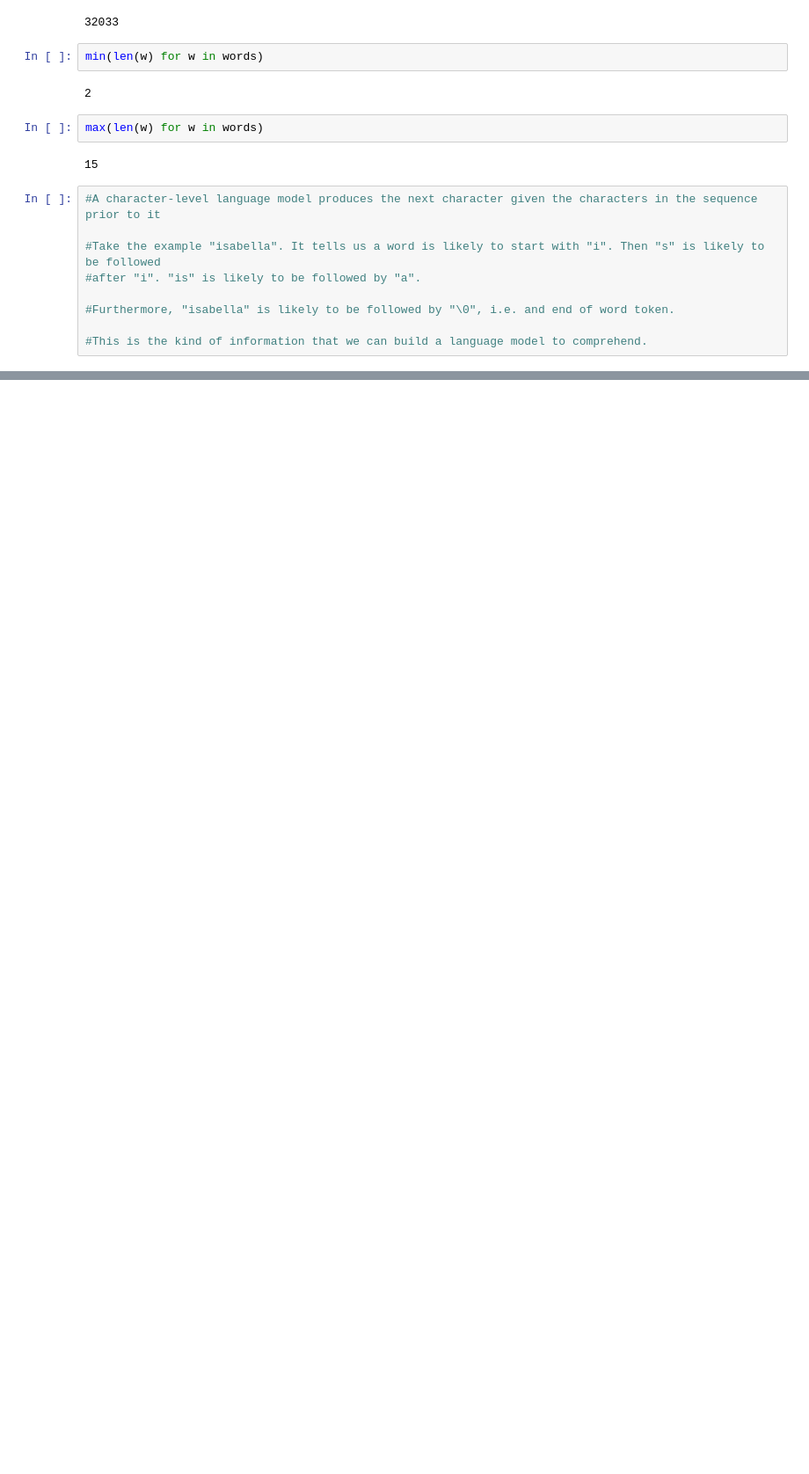
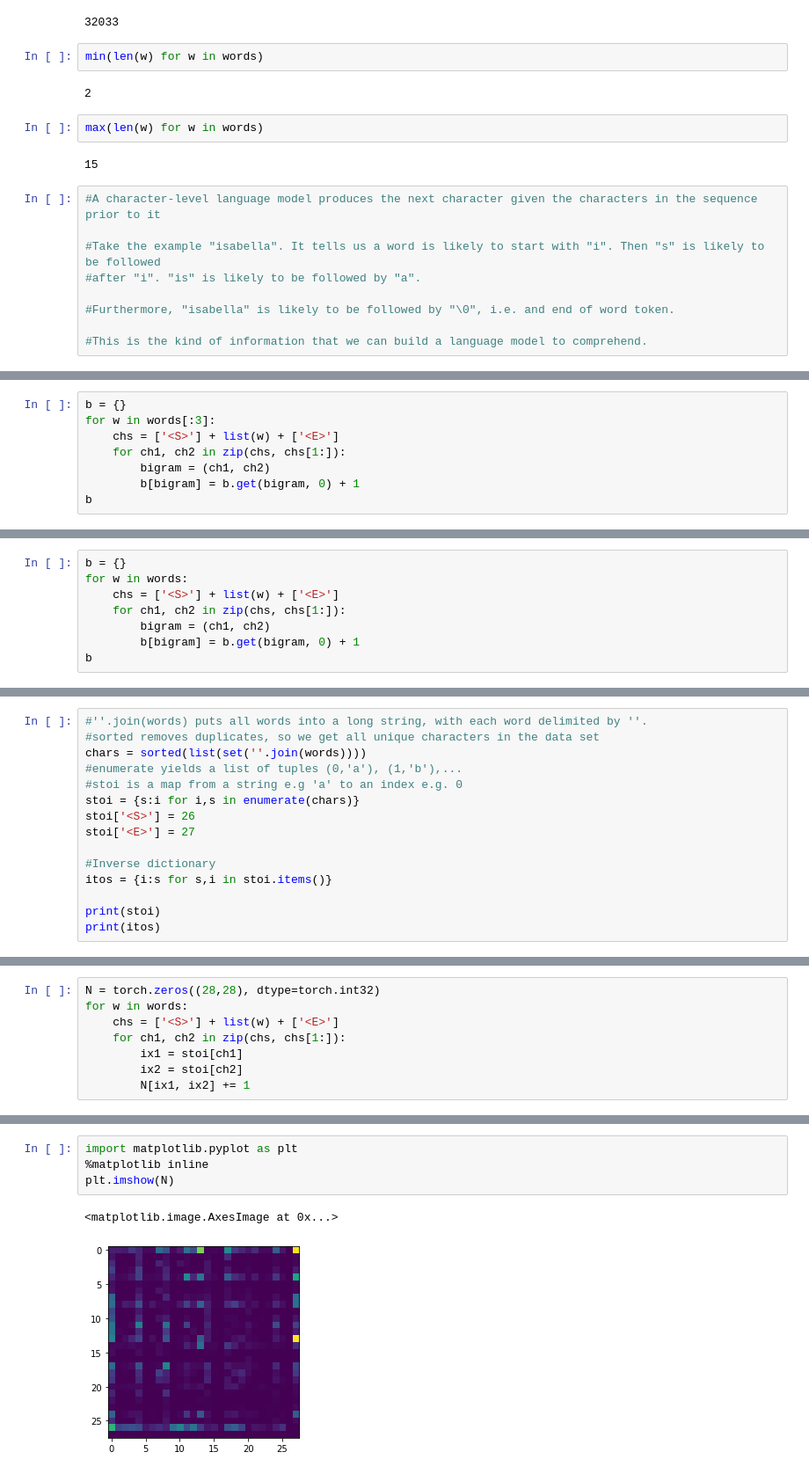
Before and after one commit to ajaayc/makemore, a Jupyter notebook: build_makemore.ipynb, the cells around one changed output, grey strips where cells are left out. Shown at 88% size. Saved outputs shown, nothing was run; the diff lists cells and outputs as text; blank space fills up the shorter version.

Commit message:
Generating bigram, proceed to sample from it

```diff
--- a/build_makemore.ipynb
+++ b/build_makemore.ipynb
@@ -42,0 +100,8 @@ max(len(w) for w in words)
+# %%
+b = {}
+for w in words[:3]:
+    chs = ['<S>'] + list(w) + ['<E>']
+    for ch1, ch2 in zip(chs, chs[1:]):
+        bigram = (ch1, ch2)
+        b[bigram] = b.get(bigram, 0) + 1
+b
@@ -42,0 +129,8 @@ max(len(w) for w in words)
+# %%
+b = {}
+for w in words:
+    chs = ['<S>'] + list(w) + ['<E>']
+    for ch1, ch2 in zip(chs, chs[1:]):
+        bigram = (ch1, ch2)
+        b[bigram] = b.get(bigram, 0) + 1
+b
@@ -42,0 +256,15 @@ max(len(w) for w in words)
+# %%
+#''.join(words) puts all words into a long string, with each word delimited by ''.
+#sorted removes duplicates, so we get all unique characters in the data set
+chars = sorted(list(set(''.join(words))))
+#enumerate yields a list of tuples (0,'a'), (1,'b'),...
+#stoi is a map from a string e.g 'a' to an index e.g. 0
+stoi = {s:i for i,s in enumerate(chars)}
+stoi['<S>'] = 26
+stoi['<E>'] = 27
+
+#Inverse dictionary
+itos = {i:s for s,i in stoi.items()}
+
+print(stoi)
+print(itos)
@@ -42,0 +274,8 @@ max(len(w) for w in words)
+# %%
+N = torch.zeros((28,28), dtype=torch.int32)
+for w in words:
+    chs = ['<S>'] + list(w) + ['<E>']
+    for ch1, ch2 in zip(chs, chs[1:]):
+        ix1 = stoi[ch1]
+        ix2 = stoi[ch2]
+        N[ix1, ix2] += 1
@@ -42,0 +304,7 @@ max(len(w) for w in words)
+# %%
+import matplotlib.pyplot as plt
+%matplotlib inline
+plt.imshow(N)
+# %% [output]
+<matplotlib.image.AxesImage at 0x...>
+[figure, added]
```
Also changed, not shown: parts of 48 cells of this notebook.
